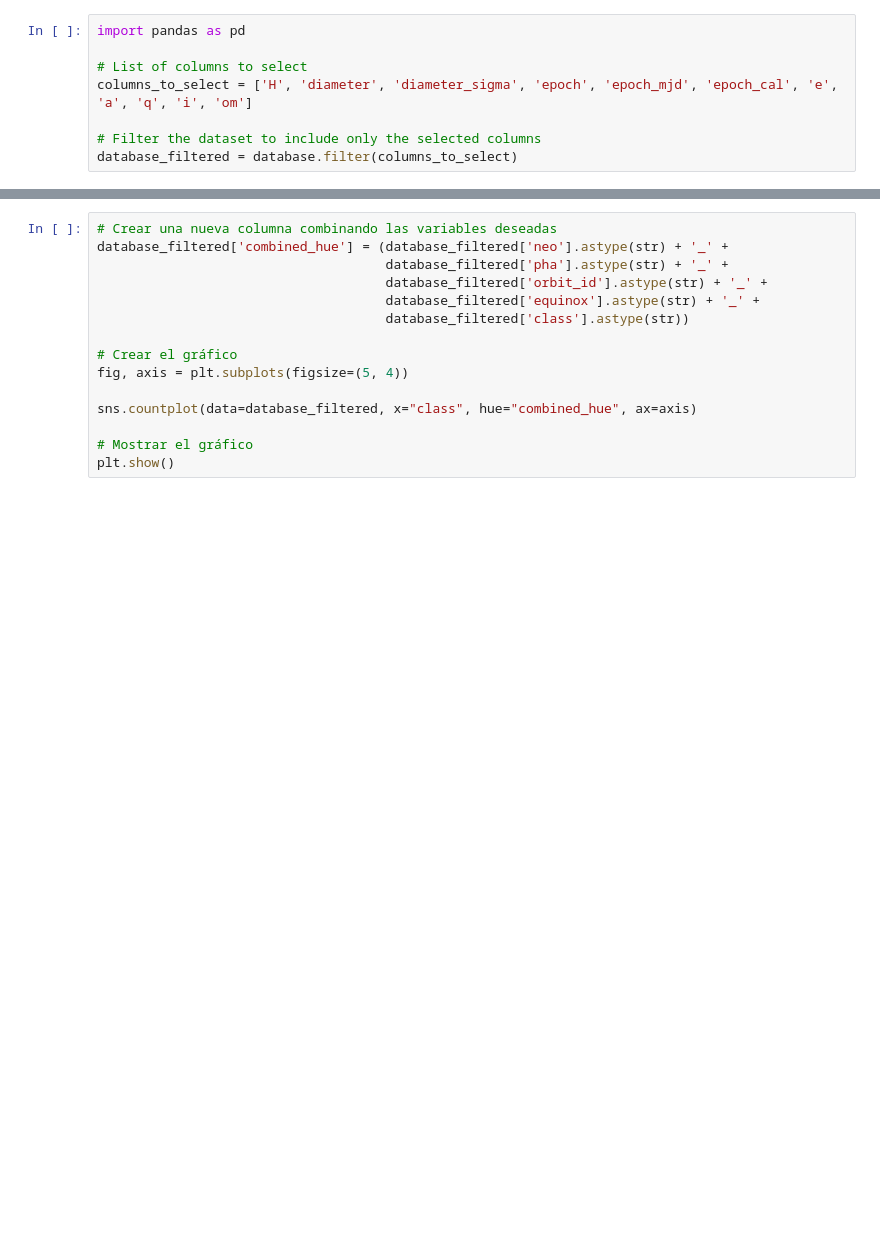
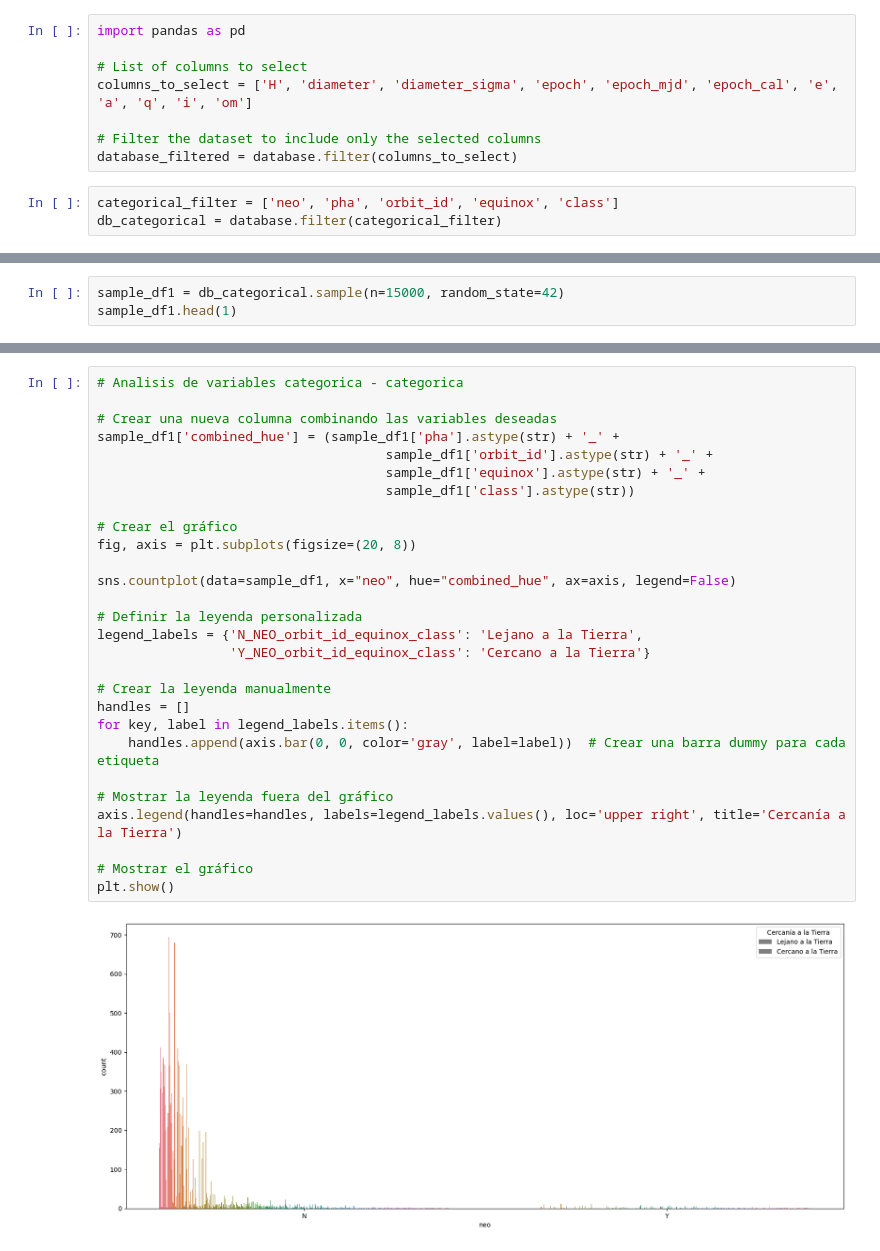
Before and after one commit to PazReumante/asteroid_prediction, a Jupyter notebook: explore_Reuman.ipynb, the cells around one changed output, grey strips where cells are left out. Drawn from its saved outputs; the diff is of its cells as text; blank space fills up the shorter version.

```diff
--- a/explore_Reuman.ipynb
+++ b/explore_Reuman.ipynb
@@ -37,3 +59,6 @@ columns_to_select = ['H', 'diameter', 'diameter_sigma', 'epoch', 'epoch_mjd', 'e
 
 # Filter the dataset to include only the selected columns
 database_filtered = database.filter(columns_to_select)
+# %%
+categorical_filter = ['neo', 'pha', 'orbit_id', 'equinox', 'class']
+db_categorical = database.filter(categorical_filter)
@@ -39,0 +72,3 @@ database_filtered = database.filter(columns_to_select)
+# %%
+sample_df1 = db_categorical.sample(n=15000, random_state=42)
+sample_df1.head(1)
@@ -105,15 +145,30 @@ plt.show()
 # %%
+# Analisis de variables categorica - categorica
+
 # Crear una nueva columna combinando las variables deseadas
-database_filtered['combined_hue'] = (database_filtered['neo'].astype(str) + '_' +
-                                     database_filtered['pha'].astype(str) + '_' +
-                                     database_filtered['orbit_id'].astype(str) + '_' +
-                                     database_filtered['equinox'].astype(str) + '_' +
-                                     database_filtered['class'].astype(str))
+sample_df1['combined_hue'] = (sample_df1['pha'].astype(str) + '_' +
+                                     sample_df1['orbit_id'].astype(str) + '_' +
+                                     sample_df1['equinox'].astype(str) + '_' +
+                                     sample_df1['class'].astype(str))
 
 # Crear el gráfico
-fig, axis = plt.subplots(figsize=(5, 4))
+fig, axis = plt.subplots(figsize=(20, 8))
 
-sns.countplot(data=database_filtered, x="class", hue="combined_hue", ax=axis)
+sns.countplot(data=sample_df1, x="neo", hue="combined_hue", ax=axis, legend=False)
+
+# Definir la leyenda personalizada
+legend_labels = {'N_NEO_orbit_id_equinox_class': 'Lejano a la Tierra',
+                 'Y_NEO_orbit_id_equinox_class': 'Cercano a la Tierra'}
+
+# Crear la leyenda manualmente
+handles = []
+for key, label in legend_labels.items():
+    handles.append(axis.bar(0, 0, color='gray', label=label))  # Crear una barra dummy para cada etiqueta
+
+# Mostrar la leyenda fuera del gráfico
+axis.legend(handles=handles, labels=legend_labels.values(), loc='upper right', title='Cercanía a la Tierra')
 
 # Mostrar el gráfico
 plt.show()
+# %% [output]
+[figure, added]
```
Also changed, not shown: parts of 8 cells of this notebook.
